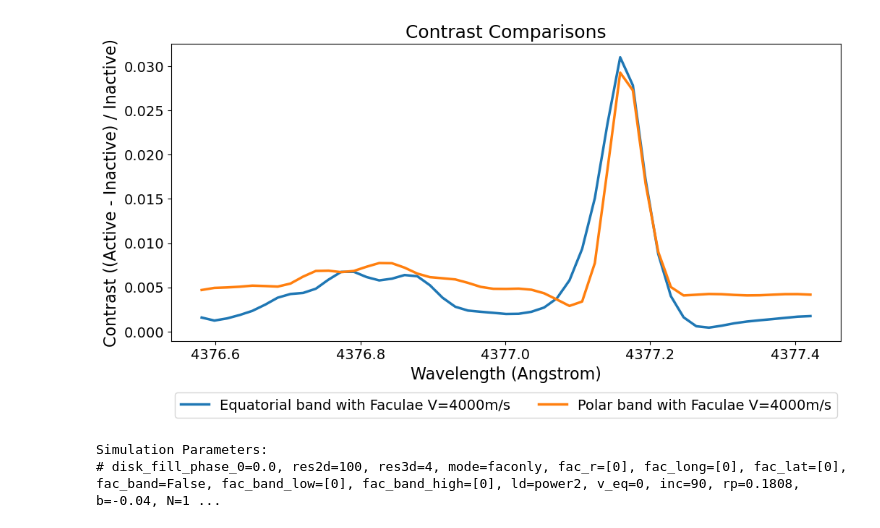
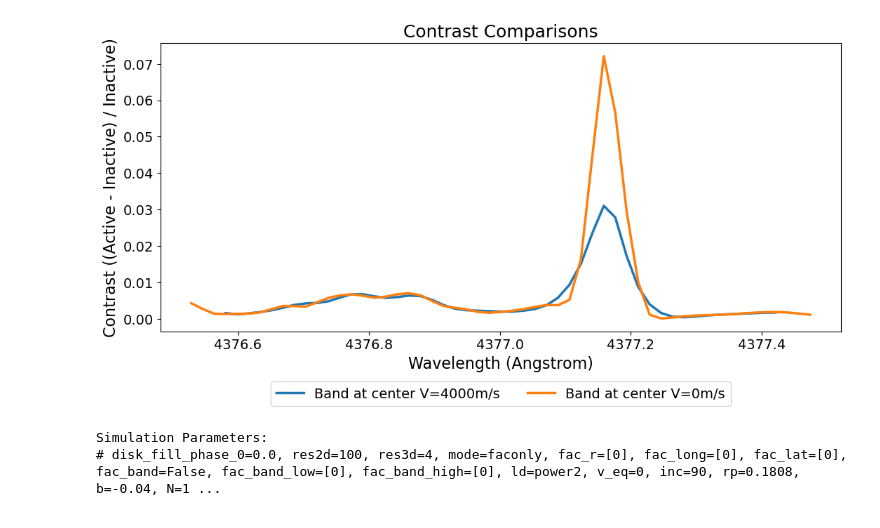
Before and after one commit to danayaptangco/actress, a Jupyter notebook: actress/outputs/full_disks_and_wavelength_shifts/2_compare_disks.ipynb, the cells around one changed output. Drawn from its saved outputs; the diff is of its cells as text; code cells hidden in the pictures.

```diff
--- a/actress/outputs/full_disks_and_wavelength_shifts/2_compare_disks.ipynb
+++ b/actress/outputs/full_disks_and_wavelength_shifts/2_compare_disks.ipynb
@@ -53,11 +53,22 @@ else:
         # './1_4376.5109_4377.4913_fac_lat0_long0_r0_v4000/': 'Quiet Star (Only SSD) V=4000m/s',
 
         #bands
-        './1_4376.5109_4377.4913_band_lat-2.5_2.5_v4000/': 'Equatorial band with Faculae V=4000m/s',
-        './1_4376.5109_4377.4913_band_lat45_90_v4000/': 'Polar band with Faculae V=4000m/s',
+        # './1_4376.5109_4377.4913_band_lat-2.5_2.5_v4000/': 'Equatorial band with Faculae V=4000m/s',
+        # './1_4376.5109_4377.4913_band_lat45_90_v4000/': 'Polar band with Faculae V=4000m/s',
+
+        #faculae 100G
+        './1_100G_4376.5109_4377.4913_fac_lat0_long45_r19_v4000/': 'Faculae 100G at blue limb V=4000m/s',
+        './1_100G_4376.5109_4377.4913_fac_lat0_long0_r15_v4000/': 'Faculae 100G at center V=4000m/s',
+        './1_100G_4376.5109_4377.4913_fac_lat0_long-45_r19_v4000/': 'Faculae 100G at red limb V=4000m/s',
+        './1_100G_4376.5109_4377.4913_fac_lat45_long0_r19_v4000/': 'Faculae 100G at bottom limb V=4000m/s',
+        './1_100G_4376.5109_4377.4913_fac_lat-45_long0_r19_v4000/': 'Faculae 100G at top limb V=4000m/s',
+
+        './1_100G_4376.5109_4377.4913_fac_lat0_long0_r0_v4000/': 'Quiet Star (Only SSD) V=4000m/s',
+
 
         # './1_4376.5109_4377.4913_fac_lat0_long45_r19_v0/': 'Star With Facular Spot',
         # './1_div2fac_4376.5109_4377.4913_fac_lat0_long45_r19_v0/': 'Star With Dark Spot',
+
 
 
 
@@ -130,12 +145,34 @@ explicit_active_dirs = {
 
     #faculae
     # './1_4376.5109_4377.4913_fac_lat0_long45_r19_v4000/': 'Faculae at blue limb',
-    # './1_4376.5109_4377.4913_fac_lat0_long0_r15_v4000/': 'Faculae at center',
+   #  './1_4376.5109_4377.4913_fac_lat0_long0_r15_v4000/': 'Faculae at center',
     # './1_4376.5109_4377.4913_fac_lat0_long-45_r19_v4000/': 'Faculae at red limb',
 
     #bands
-    './1_4376.5109_4377.4913_band_lat-2.5_2.5_v4000/': 'Equatorial band with Faculae',
-    './1_4376.5109_4377.4913_band_lat45_90_v4000/': 'Polar band with Faculae',
+    # './1_4376.5109_4377.4913_band_lat-2.5_2.5_v4000/': 'Equatorial band with Faculae',
+    # './1_4376.5109_4377.4913_band_lat45_90_v4000/': 'Polar band with Faculae',
+
+    #faculae 100G
+#     './1_100G_4376.5109_4377.4913_fac_lat0_long45_r19_v4000/': 'Faculae 100G at blue limb',
+    # './1_100G_4376.5109_4377.4913_fac_lat0_long0_r15_v4000/': 'Faculae 100G at center',
+#     './1_100G_4376.5109_4377.4913_fac_lat0_long-45_r19_v4000/': 'Faculae 100G at red limb',
+#    # './1_100G_4376.5109_4377.4913_fac_lat45_long0_r19_v4000/': 'Faculae 100G at bottom limb s',
+     #'./1_100G_4376.5109_4377.4913_fac_lat-45_long0_r19_v4000/': 'Faculae 100G at top limb',
+
+    #activity comparison top limb
+    # './1_100G_4376.5109_4377.4913_fac_lat-45_long0_r19_v4000/': 'Faculae 100G at top limb',
+    # './1_4376.5109_4377.4913_fac_lat-45_long0_r19_v4000/': 'Faculae 200G at top limb',
+    # './1_300G_4376.5109_4377.4913_fac_lat-45_long0_r19_v4000/': 'Faculae 300G at top limb',
+
+    #activity comparison disk center
+    # './1_100G_4376.5109_4377.4913_fac_lat0_long0_r15_v4000/': 'Faculae 100G at disk center',
+    # './1_4376.5109_4377.4913_fac_lat0_long0_r15_v4000/': 'Faculae 200G at disk center',
+    # './1_300G_4376.5109_4377.4913_fac_lat0_long0_r15_v4000/': 'Faculae 300G at disk center',
+
+    #no rotation vs rotation facular band
+     './1_4376.5109_4377.4913_band_lat-2.5_2.5_v4000/': 'Band at center',
+     './1_4376.5109_4377.4913_band_lat-2.5_2.5_v0/': 'Band at center',
+
 }
 
 # --- Option 2: Define strings that MUST be present in the directory name ---
@@ -183,34 +220,34 @@ if comparisons:
             bin_centers_inactive, binned_intensity_inactive = process_disk_directory(dir_inactive, phase_idx=0)
 
             # Calculate contrast: (active - inactive) / inactive
             # Assuming both arrays share the exact same bin centers
             contrast = (binned_intensity_active - binned_intensity_inactive) / binned_intensity_inactive
 
             v_match = re.search(r'_v(\d+)', dir_active)
             velocity = v_match.group(1) if v_match else "unknown"
 
             label_active = extract_features(dir_active)
             label_inactive = extract_features(dir_inactive)
 
             plt.plot(bin_centers_active, contrast, linestyle='-', linewidth=2.5, alpha = 1.0,
                      label=f'{custom_label} V={velocity}m/s')
 
         except Exception as e:
             print(f"Error processing contrast for {dir_active} vs {dir_inactive}: {e}")
 
     # # Add a horizontal line at 0 for reference
     # plt.axhline(0, color='black', linestyle='--', linewidth=1)
 
     plt.xlabel('Wavelength (Angstrom)')
     plt.ylabel('Contrast ((Active - Inactive) / Inactive)')
     plt.title('Contrast Comparisons')
     plt.legend(loc='upper center', bbox_to_anchor=(0.5, -0.15), ncol=2)
     plt.tight_layout()
     plt.show()
 else:
     print("Please provide at least one active directory to calculate contrast.")
 # %% [output]
-[figure, old version]
+[figure, new version]
 # %%
 import os
 import glob
```
Also changed, not shown: parts of 1 cell of this notebook, 2 other files.
